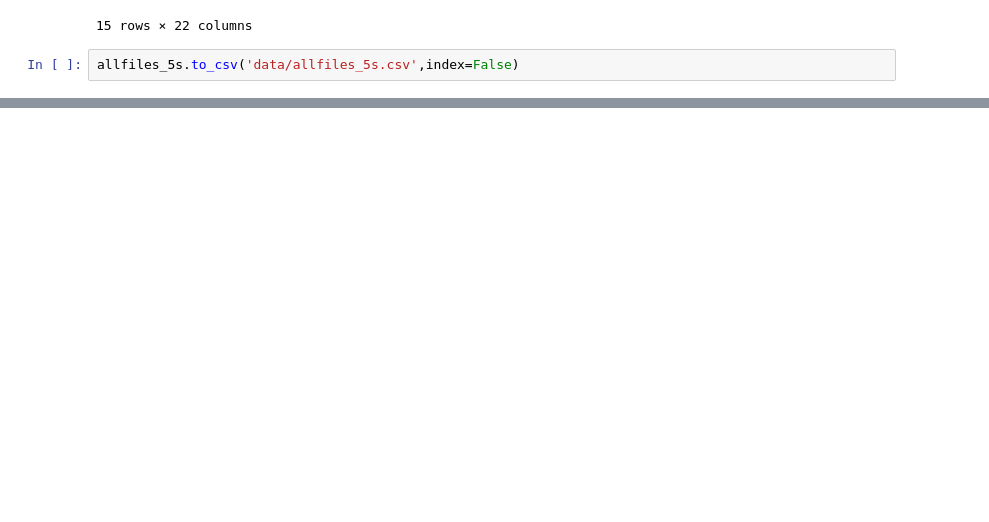
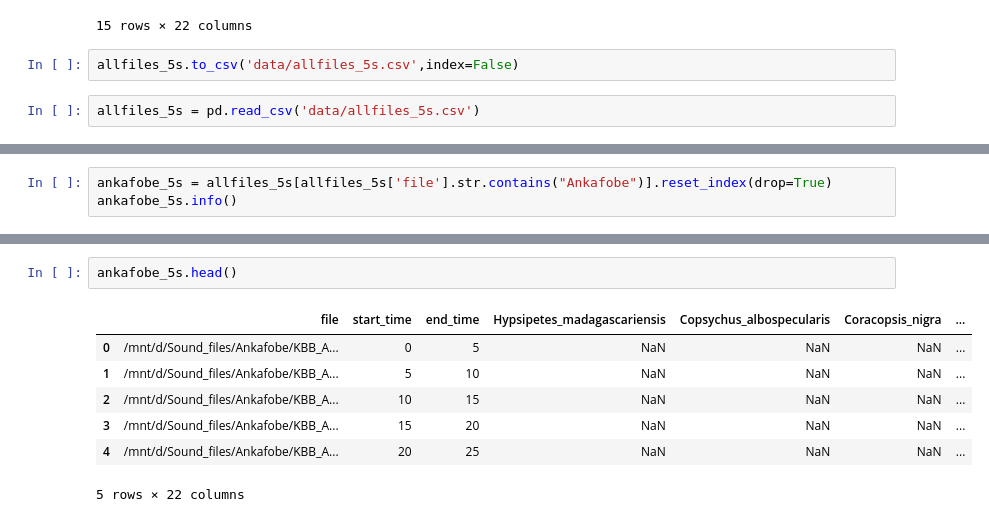
Before and after one commit to smholmes3/rewilding_madagascar, a Jupyter notebook: Preparing_full_dataset_for_prediction.ipynb, the cells around one changed output, grey strips where cells are left out. Saved outputs shown, nothing was run; the diff lists cells and outputs as text; blank space fills up the shorter version.

```diff
--- a/Preparing_full_dataset_for_prediction.ipynb
+++ b/Preparing_full_dataset_for_prediction.ipynb
@@ -58,3 +58,5 @@ allfiles_5s.head(15)
 15 rows × 22 columns
 # %%
 allfiles_5s.to_csv('data/allfiles_5s.csv',index=False)
+# %%
+allfiles_5s = pd.read_csv('data/allfiles_5s.csv')
@@ -60,0 +83,3 @@ allfiles_5s.to_csv('data/allfiles_5s.csv',index=False)
+# %%
+ankafobe_5s = allfiles_5s[allfiles_5s['file'].str.contains("Ankafobe")].reset_index(drop=True)
+ankafobe_5s.info()
@@ -60,0 +104,10 @@ allfiles_5s.to_csv('data/allfiles_5s.csv',index=False)
+# %%
+ankafobe_5s.head()
+# %% [output]
+|  | file | start_time | end_time | Hypsipetes_madagascariensis | Copsychus_albospecularis | Coracopsis_nigra | ... |
+| 0 | /mnt/d/Sound_files/Ankafobe/KBB_A... | 0 | 5 | NaN | NaN | NaN | ... |
+| 1 | /mnt/d/Sound_files/Ankafobe/KBB_A... | 5 | 10 | NaN | NaN | NaN | ... |
+| 2 | /mnt/d/Sound_files/Ankafobe/KBB_A... | 10 | 15 | NaN | NaN | NaN | ... |
+| 3 | /mnt/d/Sound_files/Ankafobe/KBB_A... | 15 | 20 | NaN | NaN | NaN | ... |
+| 4 | /mnt/d/Sound_files/Ankafobe/KBB_A... | 20 | 25 | NaN | NaN | NaN | ... |
+5 rows × 22 columns
```
Also changed, not shown: parts of 13 cells of this notebook.
